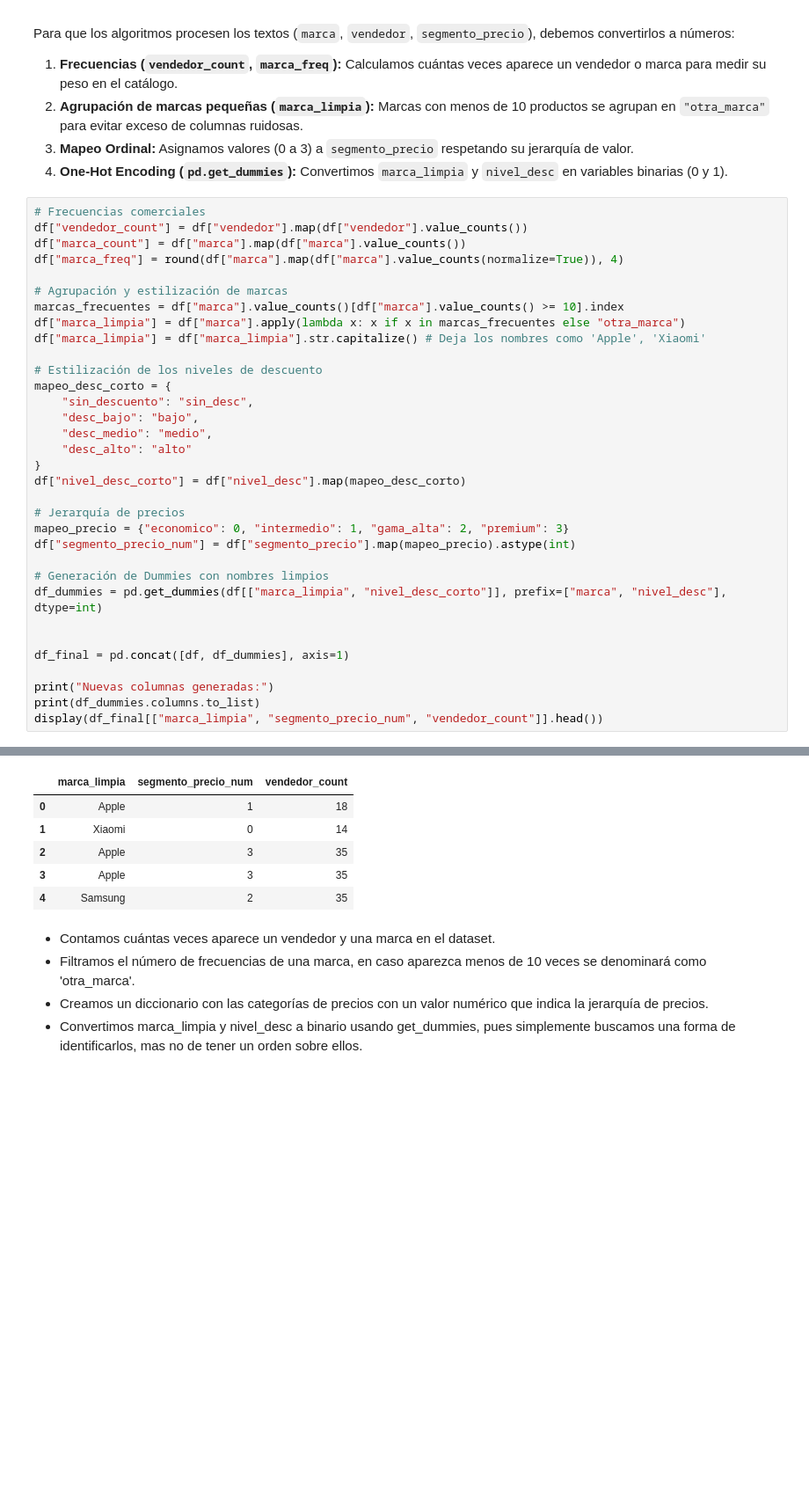
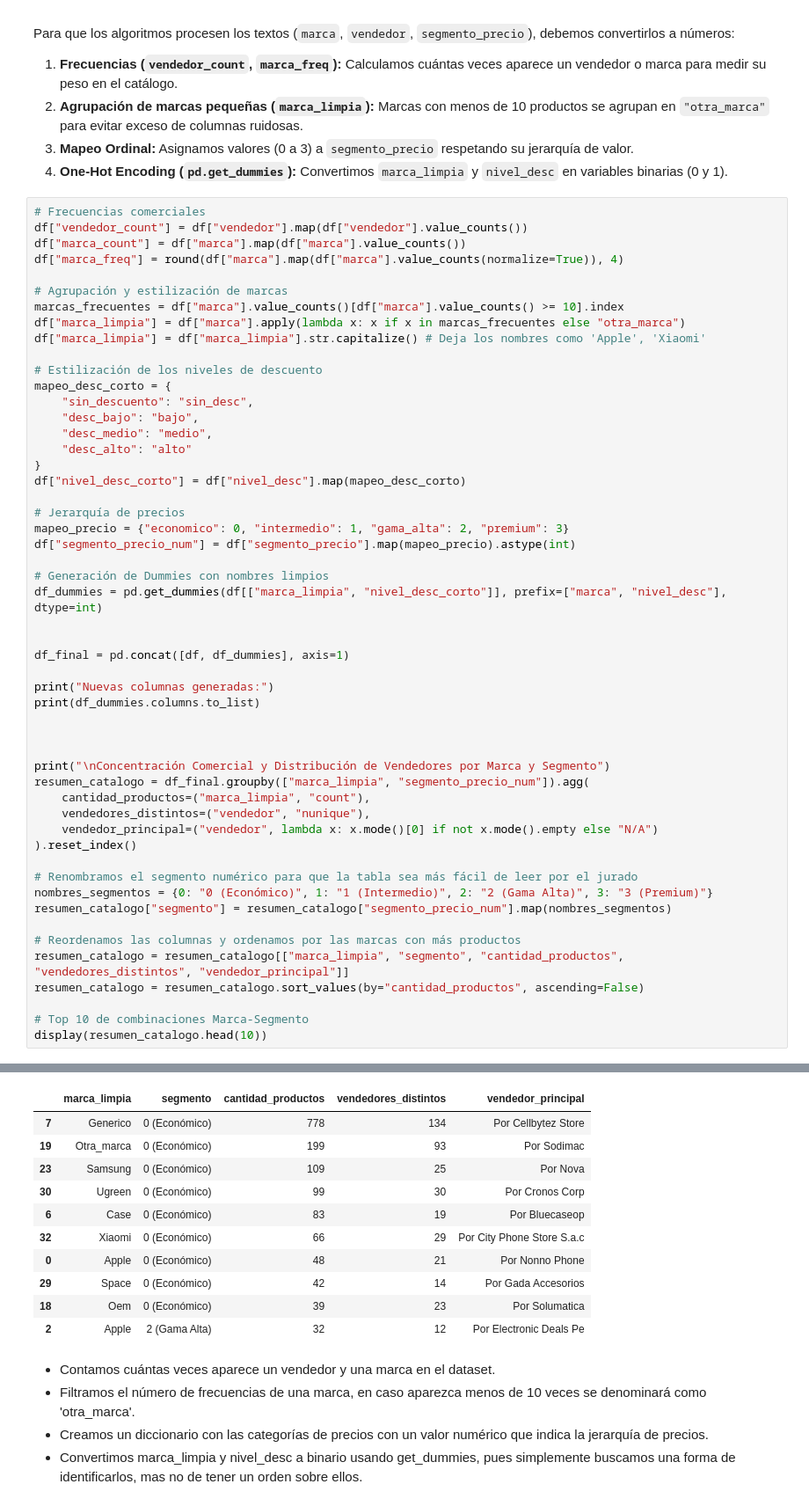
Before and after one commit to dayroncueva-ops/ACD_Proyecto_2026, a Jupyter notebook: notebooks/02_feature_engineering_analisis_y_visualizacion.ipynb, the cells around one changed output, grey strips where cells are left out. Shown at 88% size. Cells and saved outputs as stored; diff of their text form; blank space fills up the shorter version.

```diff
--- a/notebooks/02_feature_engineering_analisis_y_visualizacion.ipynb
+++ b/notebooks/02_feature_engineering_analisis_y_visualizacion.ipynb
@@ -194,7 +194,26 @@ df_final = pd.concat([df, df_dummies], axis=1)
 
 print("Nuevas columnas generadas:")
 print(df_dummies.columns.to_list)
-display(df_final[["marca_limpia", "segmento_precio_num", "vendedor_count"]].head())
+
+
+
+print("\nConcentración Comercial y Distribución de Vendedores por Marca y Segmento")
+resumen_catalogo = df_final.groupby(["marca_limpia", "segmento_precio_num"]).agg(
+    cantidad_productos=("marca_limpia", "count"),
+    vendedores_distintos=("vendedor", "nunique"),
+    vendedor_principal=("vendedor", lambda x: x.mode()[0] if not x.mode().empty else "N/A")
+).reset_index()
+
+# Renombramos el segmento numérico para que la tabla sea más fácil de leer por el jurado
+nombres_segmentos = {0: "0 (Económico)", 1: "1 (Intermedio)", 2: "2 (Gama Alta)", 3: "3 (Premium)"}
+resumen_catalogo["segmento"] = resumen_catalogo["segmento_precio_num"].map(nombres_segmentos)
+
+# Reordenamos las columnas y ordenamos por las marcas con más productos
+resumen_catalogo = resumen_catalogo[["marca_limpia", "segmento", "cantidad_productos", "vendedores_distintos", "vendedor_principal"]]
+resumen_catalogo = resumen_catalogo.sort_values(by="cantidad_productos", ascending=False)
+
+# Top 10 de combinaciones Marca-Segmento
+display(resumen_catalogo.head(10))
 # %% [output]
 Nuevas columnas generadas:
 <bound method IndexOpsMixin.tolist of Index(['marca_Apple', 'marca_Belkin', 'marca_Case', 'marca_Generico',
@@ -207,9 +228,14 @@ Nuevas columnas generadas:
-|  | marca_limpia | segmento_precio_num | vendedor_count |
-| 0 | Apple | 1 | 18 |
-| 1 | Xiaomi | 0 | 14 |
-| 2 | Apple | 3 | 35 |
-| 3 | Apple | 3 | 35 |
-| 4 | Samsung | 2 | 35 |
+|  | marca_limpia | segmento | cantidad_productos | vendedores_distintos | vendedor_principal |
+| 7 | Generico | 0 (Económico) | 778 | 134 | Por Cellbytez Store |
+| 19 | Otra_marca | 0 (Económico) | 199 | 93 | Por Sodimac |
+| 23 | Samsung | 0 (Económico) | 109 | 25 | Por Nova |
+| 30 | Ugreen | 0 (Económico) | 99 | 30 | Por Cronos Corp |
+| 6 | Case | 0 (Económico) | 83 | 19 | Por Bluecaseop |
+| 32 | Xiaomi | 0 (Económico) | 66 | 29 | Por City Phone Store S.a.c |
+| 0 | Apple | 0 (Económico) | 48 | 21 | Por Nonno Phone |
+| 29 | Space | 0 (Económico) | 42 | 14 | Por Gada Accesorios |
+| 18 | Oem | 0 (Económico) | 39 | 23 | Por Solumatica |
+| 2 | Apple | 2 (Gama Alta) | 32 | 12 | Por Electronic Deals Pe |
 # %% [markdown]
 - Contamos cuántas veces aparece un vendedor y una marca en el dataset.
 - Filtramos el número de frecuencias de una marca, en caso aparezca menos de 10 veces se denominará como 'otra_marca'.
```
Also changed, not shown: parts of 4 cells of this notebook, 1 other file.
